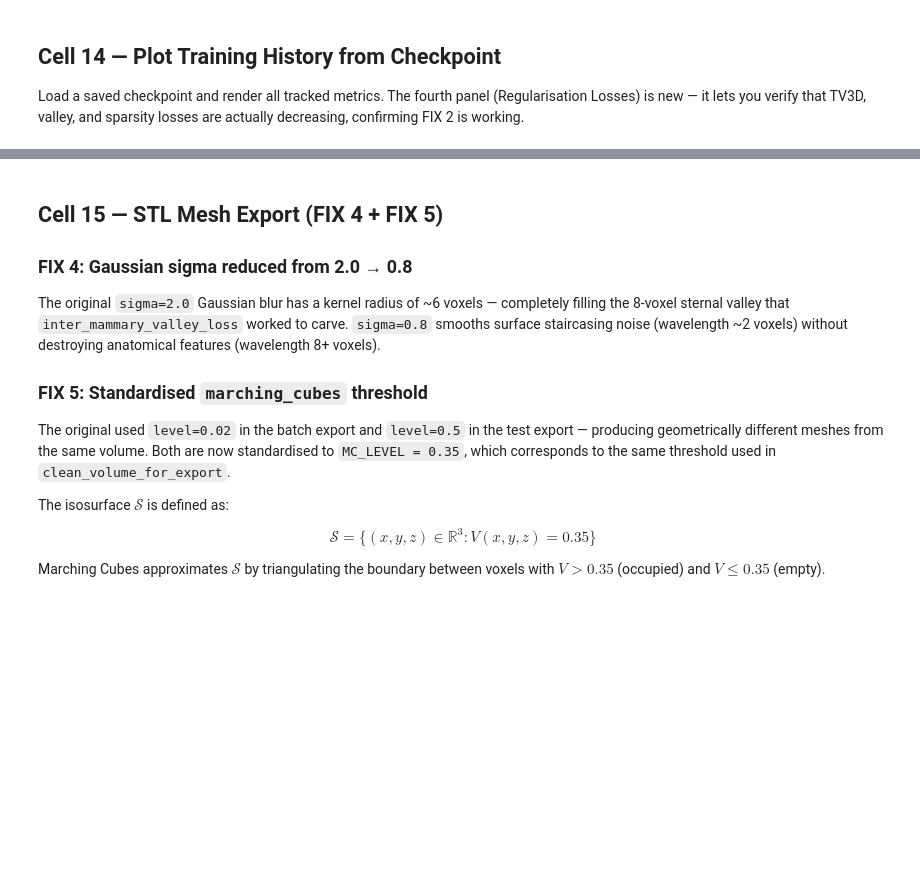
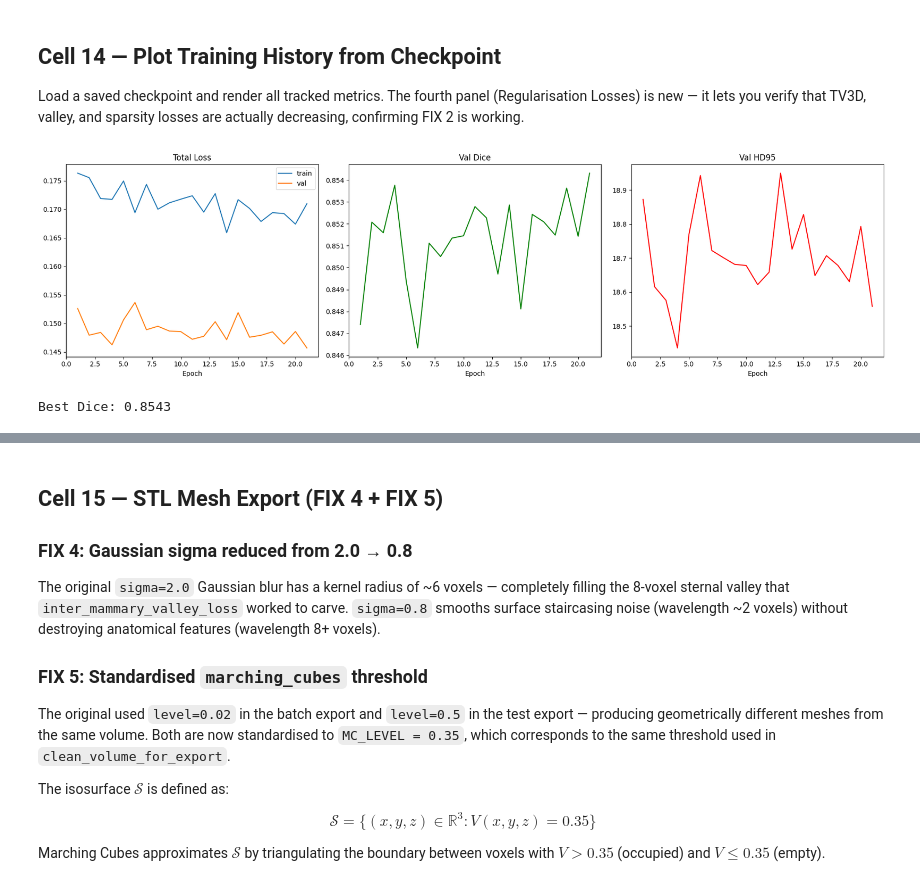
Before and after one commit to toomuchmarlboro/DNP-3DDMR-IR, a Jupyter notebook: UNET_Segmentation/HybridPlan/3.5_BreastNet3D_CorrectedFullLoss.ipynb, the cells around one changed output, grey strips where cells are left out. Saved outputs shown, nothing was run; the diff lists cells and outputs as text; code cells hidden in the pictures; blank space fills up the shorter version.

```diff
--- a/UNET_Segmentation/HybridPlan/3.5_BreastNet3D_CorrectedFullLoss.ipynb
+++ b/UNET_Segmentation/HybridPlan/3.5_BreastNet3D_CorrectedFullLoss.ipynb
@@ -93,13 +103,13 @@ PATHS = {
 }
 
 CFG = {
-    'epochs':       100,
-    'ft_epochs':    60,
-    'batch_size':   2,
+    'epochs':       400,
+    'ft_epochs':    75,
+    'batch_size':   6,
     'lr':           1e-4,
     'ft_lr':        2e-5,
     'betas':        (0.9, 0.999),
-    'n_per_view':   2,
+    'n_per_view':   4,
     'patience':     25,
     'train_split':  0.78,
     'img_sz':       128,
@@ -879,5 +903,5 @@ def _plot_history(hist, ckpt_dir):
     print('Training history saved.')
 
 
-# enc, dec, hist = run_training()
-print('run_training() defined — uncomment last line to start.')
+enc, dec, hist = run_training()
+print('run_training() done.')
@@ -1019,27 +1087,30 @@ is new — it lets you verify that TV3D, valley, and sparsity losses are actuall
 confirming FIX 2 is working.
 # %%
 %matplotlib inline
-ckpt_path = Path(PATHS['ckpt_dir']) / '3dbreastnet_v35_best.pth'
+ckpt_path = Path(PATHS['ckpt_dir']) / '3dbreastnet_v35_ft_best.pth'
 
 if ckpt_path.exists():
     ck   = torch.load(ckpt_path, map_location='cpu', weights_only=False)
     hist = ck['hist']
     ncols = 4 if 'tv' in hist else 3
     fig, ax = plt.subplots(1, ncols, figsize=(6*ncols, 5))
     ax[0].plot(hist['epoch'], hist['train_loss'], label='train')
     ax[0].plot(hist['epoch'], hist['val_loss'],   label='val')
     ax[0].set_title('Total Loss'); ax[0].legend()
     ax[1].plot(hist['epoch'], hist['val_dice'], color='green')
     ax[1].set_title('Val Dice')
     ax[2].plot(hist['epoch'], hist['val_hd'], color='red')
     ax[2].set_title('Val HD95')
     if ncols == 4:
         ax[3].plot(hist['epoch'], hist['tv'],     label='TV3D')
         ax[3].plot(hist['epoch'], hist['valley'], label='Valley')
         ax[3].plot(hist['epoch'], hist['sparse'], label='Sparse')
         ax[3].set_title('Regularisation'); ax[3].legend()
     for a in ax: a.set_xlabel('Epoch')
     plt.tight_layout(); plt.show()
     print(f"Best Dice: {ck['best_dice']:.4f}")
 else:
     print(f'No checkpoint at {ckpt_path} — run training first.')
+# %% [output]
+[figure, added]
+Best Dice: 0.8543
```
Also changed, not shown: parts of 14 cells of this notebook, 6 other files.
